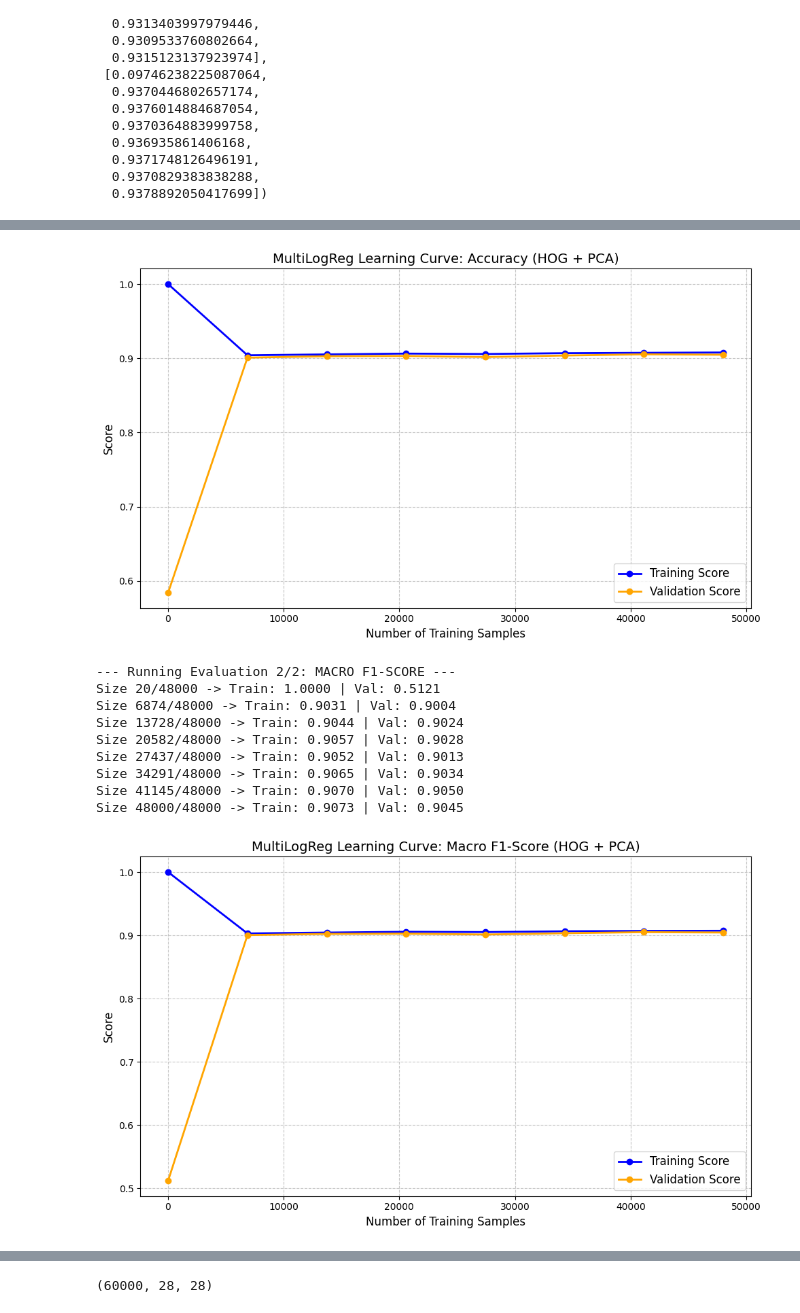
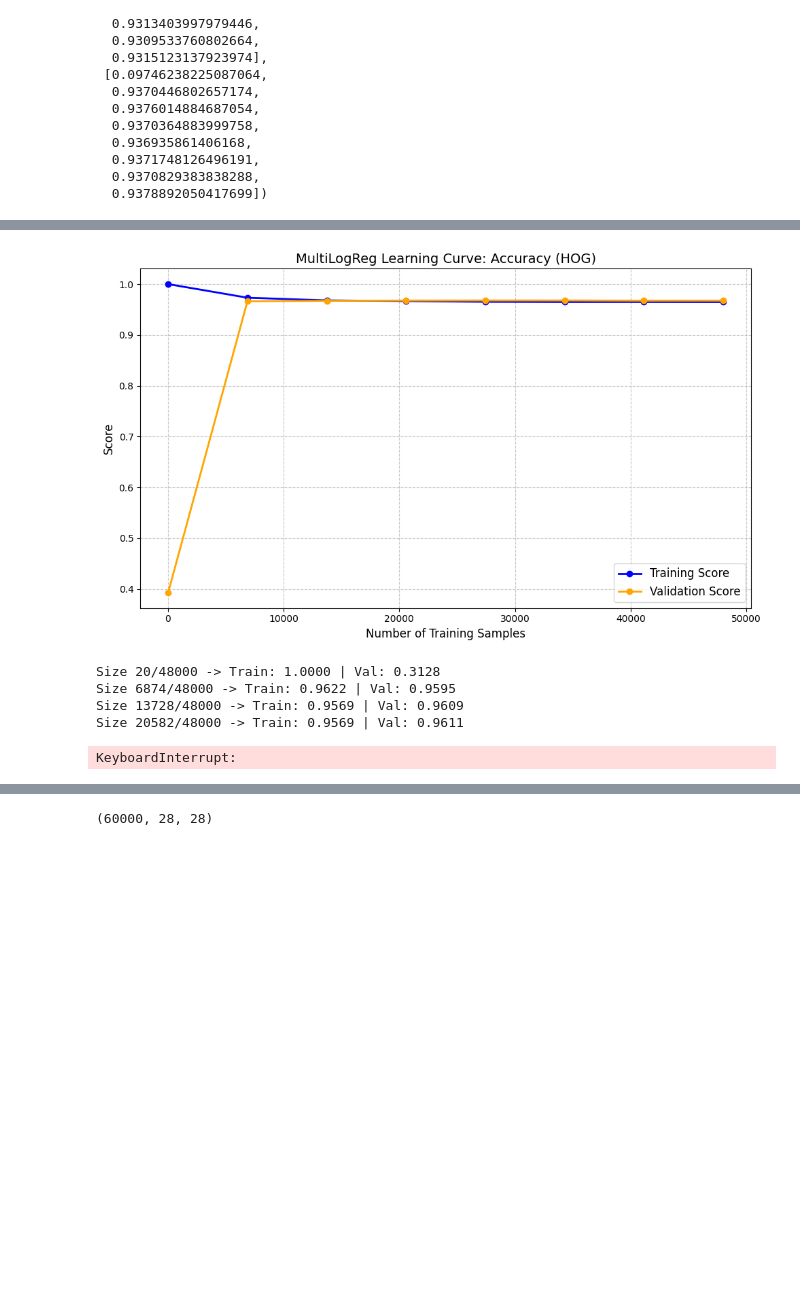
Before and after one commit to adhamthearray/Machine-Learning-Number-Classification_MNIST, a Jupyter notebook: Multi.ipynb, the cells around one changed output, grey strips where cells are left out. Cells and saved outputs as stored; diff of their text form; code cells hidden in the pictures; blank space fills up the shorter version.

```diff
--- a/Multi.ipynb
+++ b/Multi.ipynb
@@ -522,0 +559,11 @@ Size 60000/60000 -> Train: 0.9315 | Val: 0.9379
+# %%
+import numpy as np
+from LogisticRegresssion.LogisticRegression import MultiLogReg
+from sklearn.metrics import classification_report
+
+hogLog = MultiLogReg(max_iterations=500, learning_rate=0.5, class_weight=None, reg_eqn='L2', reg_param=1.0, random_state=42)
+
+hogLog.fit(X_train_HOG, y_train)
+hogLog_preds = hogLog.predict(X_test_HOG)
+
+print(classification_report(y_test, hogLog_preds))
@@ -523,17 +652,18 @@ Size 60000/60000 -> Train: 0.9315 | Val: 0.9379
 # %%
-from sklearn.metrics import f1_score, accuracy_score
+from sklearn.metrics import accuracy_score
 
-print("Starting Learning Curve evaluations...\n")
-def train_multilogreg(X_subset, y_subset):
-    model = MultiLogReg(
-        max_iterations=100,
-        learning_rate=0.1,
-        reg_eqn='L2',
-        reg_param=0.1,
-        random_state=42
-    )
+X_train1 = X_train_HOG[:48000]
+y_train1 = y_train[:48000]
+X_val1 = X_train_HOG[48000:]
+y_val1 = y_train[48000:]
+
+
+
+def train_multilogreg_hog(X_subset, y_subset):
+    model = MultiLogReg(max_iterations=500, learning_rate=0.5, class_weight=None, reg_eqn='L2', reg_param=1.0, random_state=42)
     model.fit(X_subset, y_subset)
     return model
+
 
 def predict_multilogreg(model, X):
     return model.predict(X)
@@ -541,34 +671,16 @@ def predict_multilogreg(model, X):
 def metric_acc(y_true, y_pred):
     return accuracy_score(y_true, y_pred)
 
-def metric_f1_macro(y_true, y_pred):
-    return f1_score(y_true, y_pred, average='macro')
 
-
-print("--- Running Evaluation 1/2: ACCURACY ---")
 subset_sizes_acc, train_trends_acc, val_trends_acc = analysis_curves(
-    X_train=X_train,
-    y_train=y_train,
-    X_val=X_val,
-    y_val=y_val,
-    train_fn=train_multilogreg,
+    X_train=X_train1,
+    y_train=y_train1,
+    X_val=X_val1,
+    y_val=y_val1,
+    train_fn=train_multilogreg_hog,
     predict_fn=predict_multilogreg,
     metric_fn=metric_acc,
     num_steps=8,
-    title="MultiLogReg Learning Curve: Accuracy (HOG + PCA)"
+    title="MultiLogReg Learning Curve: Accuracy (HOG)"
 )
-
-
-print("\n--- Running Evaluation 2/2: MACRO F1-SCORE ---")
-subset_sizes_f1, train_trends_f1, val_trends_f1 = analysis_curves(
-    X_train=X_train,
-    y_train=y_train,
-    X_val=X_val,
-    y_val=y_val,
-    train_fn=train_multilogreg,
-    predict_fn=predict_multilogreg,
-    metric_fn=metric_f1_macro,
-    num_steps=8,
-    title="MultiLogReg Learning Curve: Macro F1-Score (HOG + PCA)"
-)
 # %% [output]
@@ -586,11 +695,6 @@ Size 48000/48000 -> Train: 0.9079 | Val: 0.9048
-[figure, old version]
+[figure, new version]
---- Running Evaluation 2/2: MACRO F1-SCORE ---
-Size 20/48000 -> Train: 1.0000 | Val: 0.5121
-Size 6874/48000 -> Train: 0.9031 | Val: 0.9004
-Size 13728/48000 -> Train: 0.9044 | Val: 0.9024
-Size 20582/48000 -> Train: 0.9057 | Val: 0.9028
-Size 27437/48000 -> Train: 0.9052 | Val: 0.9013
-Size 34291/48000 -> Train: 0.9065 | Val: 0.9034
-Size 41145/48000 -> Train: 0.9070 | Val: 0.9050
-Size 48000/48000 -> Train: 0.9073 | Val: 0.9045
+Size 20/48000 -> Train: 1.0000 | Val: 0.3128
+Size 6874/48000 -> Train: 0.9622 | Val: 0.9595
+Size 13728/48000 -> Train: 0.9569 | Val: 0.9609
+Size 20582/48000 -> Train: 0.9569 | Val: 0.9611
-[figure, removed]
+KeyboardInterrupt:
```
Also changed, not shown: parts of 10 cells of this notebook, 5 other files.
